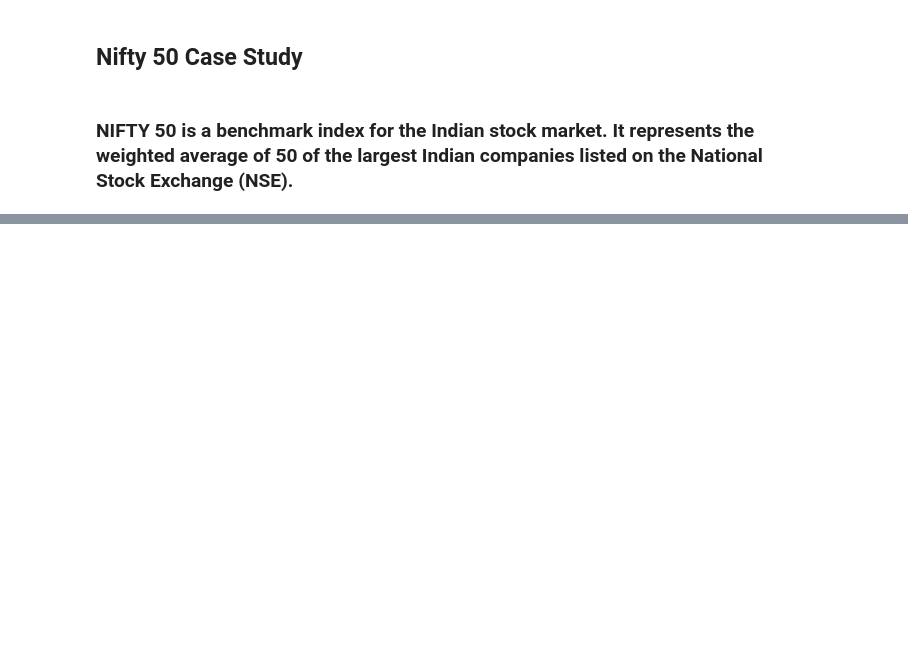
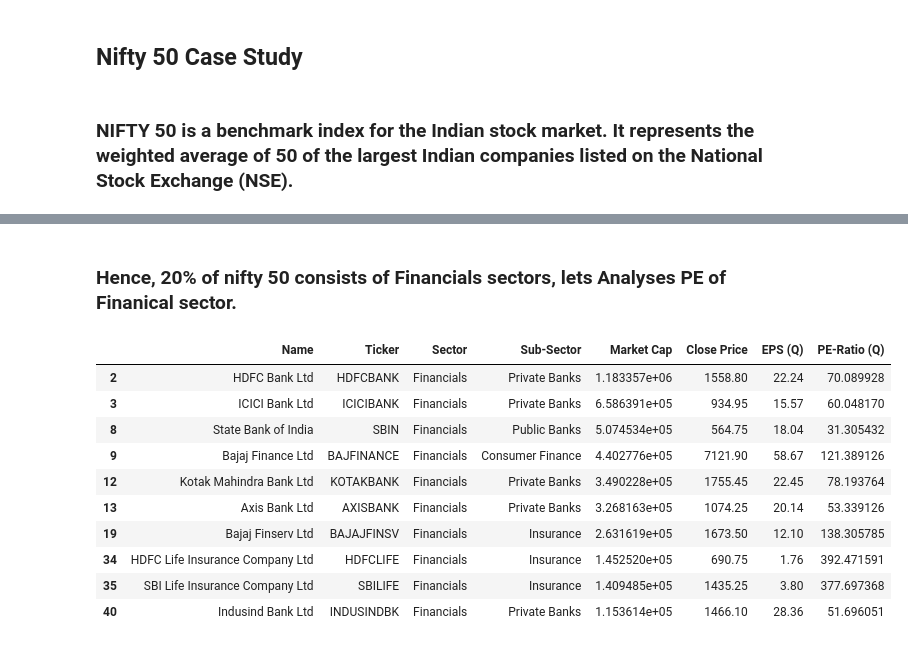
Before and after one commit to ajaym0211/Case_study, a Jupyter notebook: CS1_Nifty50.ipynb, the cells around one changed output, grey strips where cells are left out. Cells and saved outputs as stored; diff of their text form; code cells hidden in the pictures; blank space fills up the shorter version.

```diff
--- a/CS1_Nifty50.ipynb
+++ b/CS1_Nifty50.ipynb
@@ -10,0 +141,17 @@ import numpy as np
+# %% [markdown]
+### Hence, 20% of nifty 50 consists of Financials sectors, lets Analyses PE of Finanical sector.
+# %%
+fin =df.loc[(df['Sector'] == 'Financials')]
+fin
+# %% [output]
+|  | Name | Ticker | Sector | Sub-Sector | Market Cap | Close Price | EPS (Q) | PE-Ratio (Q) |
+| 2 | HDFC Bank Ltd | HDFCBANK | Financials | Private Banks | 1.183357e+06 | 1558.80 | 22.24 | 70.089928 |
+| 3 | ICICI Bank Ltd | ICICIBANK | Financials | Private Banks | 6.586391e+05 | 934.95 | 15.57 | 60.048170 |
+| 8 | State Bank of India | SBIN | Financials | Public Banks | 5.074534e+05 | 564.75 | 18.04 | 31.305432 |
+| 9 | Bajaj Finance Ltd | BAJFINANCE | Financials | Consumer Finance | 4.402776e+05 | 7121.90 | 58.67 | 121.389126 |
+| 12 | Kotak Mahindra Bank Ltd | KOTAKBANK | Financials | Private Banks | 3.490228e+05 | 1755.45 | 22.45 | 78.193764 |
+| 13 | Axis Bank Ltd | AXISBANK | Financials | Private Banks | 3.268163e+05 | 1074.25 | 20.14 | 53.339126 |
+| 19 | Bajaj Finserv Ltd | BAJAJFINSV | Financials | Insurance | 2.631619e+05 | 1673.50 | 12.10 | 138.305785 |
+| 34 | HDFC Life Insurance Company Ltd | HDFCLIFE | Financials | Insurance | 1.452520e+05 | 690.75 | 1.76 | 392.471591 |
+| 35 | SBI Life Insurance Company Ltd | SBILIFE | Financials | Insurance | 1.409485e+05 | 1435.25 | 3.80 | 377.697368 |
+| 40 | Indusind Bank Ltd | INDUSINDBK | Financials | Private Banks | 1.153614e+05 | 1466.10 | 28.36 | 51.696051 |
```
Also changed, not shown: parts of 21 cells of this notebook.
